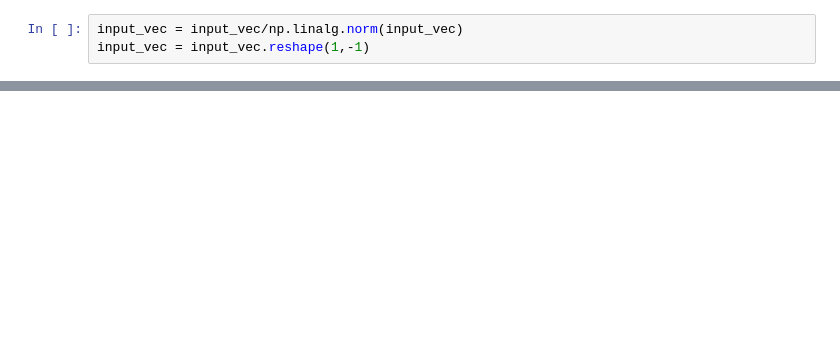
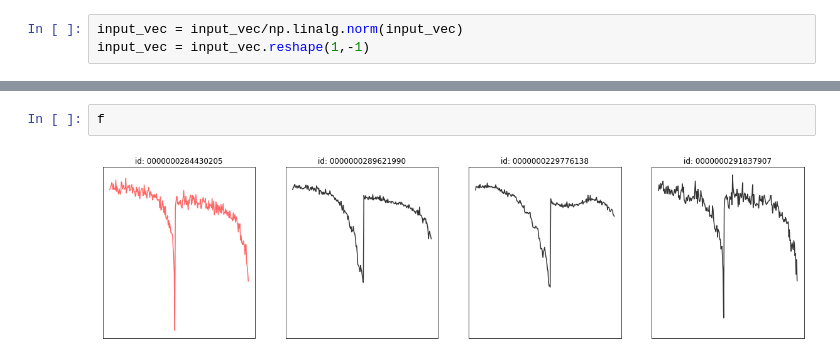
Before and after one commit to glennkroegel/pytorch-starlightcurves, a Jupyter notebook: faiss_tess.ipynb, the cells around one changed output, grey strips where cells are left out. Drawn from its saved outputs; the diff is of its cells as text; blank space fills up the shorter version.

```diff
--- a/faiss_tess.ipynb
+++ b/faiss_tess.ipynb
@@ -80,0 +174,4 @@ for i in ixs:
+# %%
+f
+# %% [output]
+[figure, added]
```
Also changed, not shown: parts of 32 cells of this notebook.
